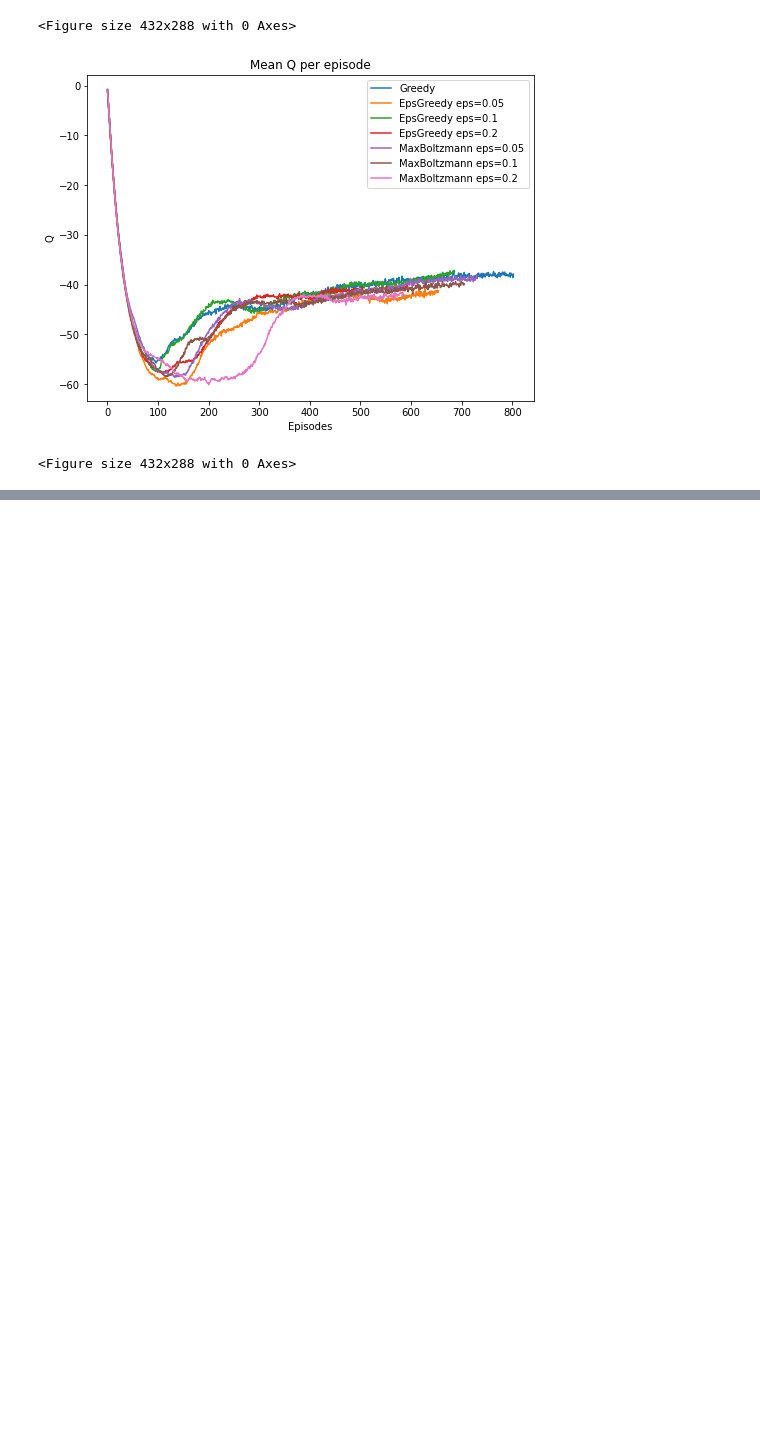
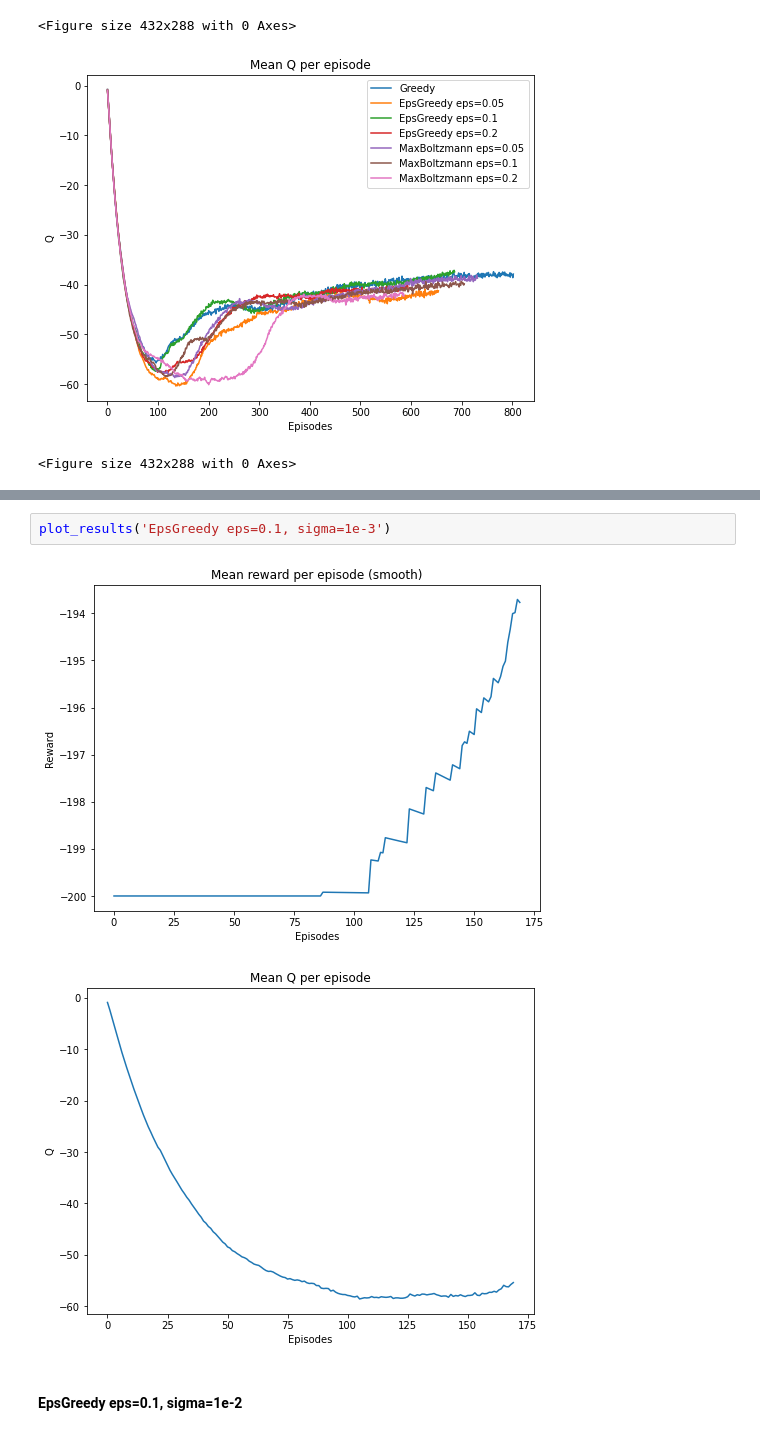
Before and after one commit to agaitanis/msc_dl, a Jupyter notebook: drl/mountain_car.ipynb, the cells around one changed output, grey strips where cells are left out. Saved outputs shown, nothing was run; the diff lists cells and outputs as text; blank space fills up the shorter version.

```diff
--- a/drl/mountain_car.ipynb
+++ b/drl/mountain_car.ipynb
@@ -407,0 +449,7 @@ plot_results(experiments, 'all_policies_without_noise_')
+# %%
+plot_results('EpsGreedy eps=0.1, sigma=1e-3')
+# %% [output]
+[figure, added]
+[figure, added]
+# %% [markdown]
+#### EpsGreedy eps=0.1, sigma=1e-2
```
Also changed, not shown: parts of 20 cells of this notebook.
